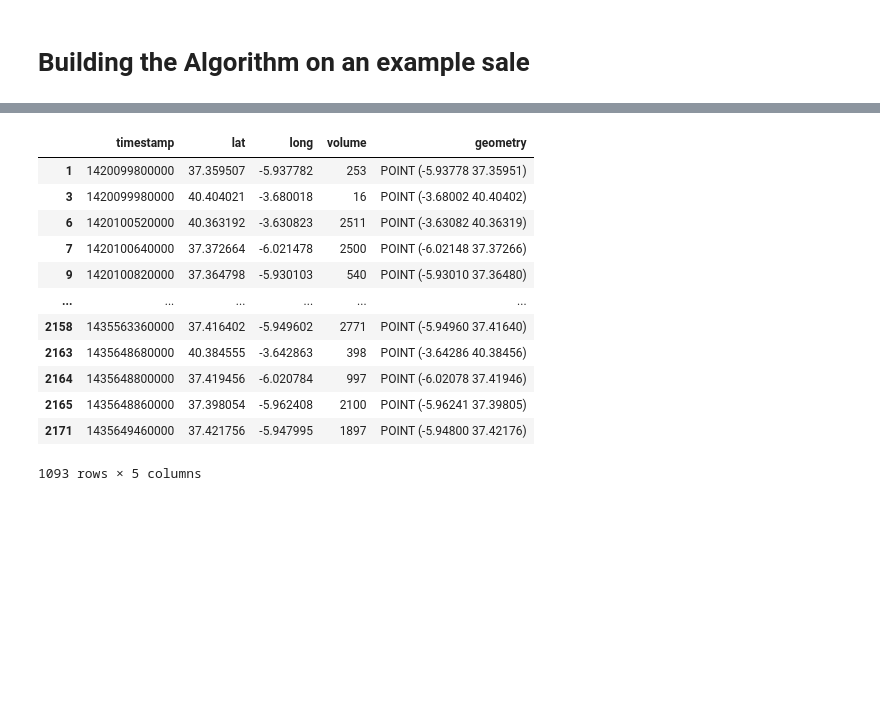
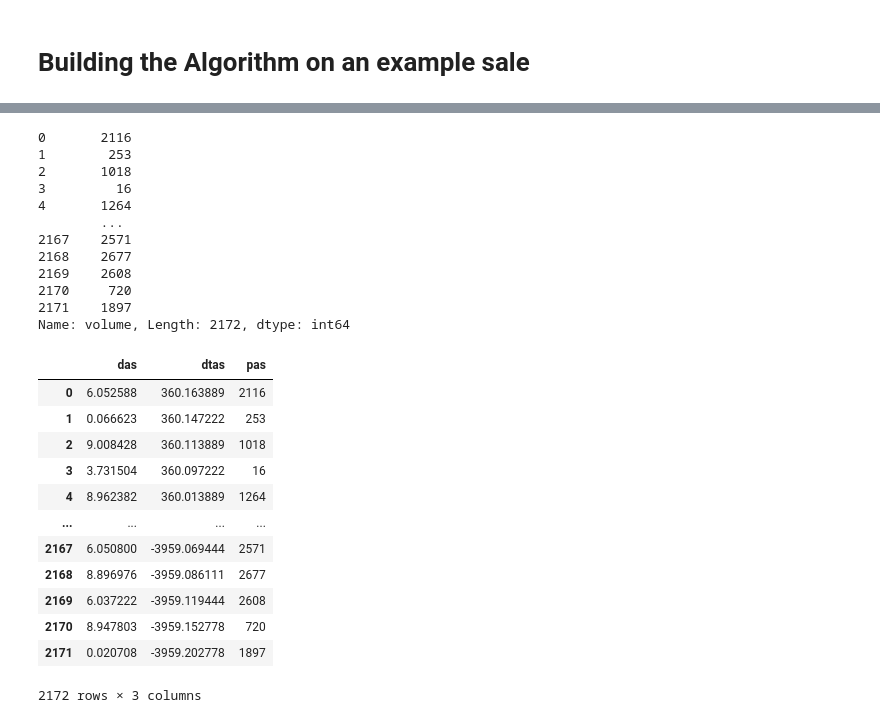
Before and after one commit to castares/effectiveness_by_campaign, a Jupyter notebook: data_exploration.ipynb, the cells around one changed output, grey strips where cells are left out. Drawn from its saved outputs; the diff is of its cells as text; code cells hidden in the pictures; blank space fills up the shorter version.

```diff
--- a/data_exploration.ipynb
+++ b/data_exploration.ipynb
@@ -79,4 +71,4 @@ sales_restaurants_by_id
 # %% [markdown]
 # Building the Algorithm on an example sale
 # %%
-ex_sale = sales_restaurants_by_id.loc[0]
+ex_sale = sales_geo.loc[100000].copy()
@@ -98,16 +110,37 @@ dtype: int64
 # %%
-campaign_by_time_distance =  campaigns_filtered_by_time[campaigns_filtered_by_time.distance(ex_sale['geometry']) <= 5]
+pas = campaigns['volume']
+pas
 # %% [output]
-|  | timestamp | lat | long | volume | geometry |
-| 1 | 1420099800000 | 37.359507 | -5.937782 | 253 | POINT (-5.93778 37.35951) |
-| 3 | 1420099980000 | 40.404021 | -3.680018 | 16 | POINT (-3.68002 40.40402) |
-| 6 | 1420100520000 | 40.363192 | -3.630823 | 2511 | POINT (-3.63082 40.36319) |
-| 7 | 1420100640000 | 37.372664 | -6.021478 | 2500 | POINT (-6.02148 37.37266) |
-| 9 | 1420100820000 | 37.364798 | -5.930103 | 540 | POINT (-5.93010 37.36480) |
-| ... | ... | ... | ... | ... | ... |
-| 2158 | 1435563360000 | 37.416402 | -5.949602 | 2771 | POINT (-5.94960 37.41640) |
-| 2163 | 1435648680000 | 40.384555 | -3.642863 | 398 | POINT (-3.64286 40.38456) |
-| 2164 | 1435648800000 | 37.419456 | -6.020784 | 997 | POINT (-6.02078 37.41946) |
-| 2165 | 1435648860000 | 37.398054 | -5.962408 | 2100 | POINT (-5.96241 37.39805) |
-| 2171 | 1435649460000 | 37.421756 | -5.947995 | 1897 | POINT (-5.94800 37.42176) |
-1093 rows × 5 columns
+0       2116
+1        253
+2       1018
+3         16
+4       1264
+        ...
+2167    2571
+2168    2677
+2169    2608
+2170     720
+2171    1897
+Name: volume, Length: 2172, dtype: int64
+# %%
+stg_values = pd.DataFrame({
+        "das" : das,
+        "dtas": dtas,
+        "pas" : pas,
+    })
+stg_values
+# %% [output]
+|  | das | dtas | pas |
+| 0 | 6.052588 | 360.163889 | 2116 |
+| 1 | 0.066623 | 360.147222 | 253 |
+| 2 | 9.008428 | 360.113889 | 1018 |
+| 3 | 3.731504 | 360.097222 | 16 |
+| 4 | 8.962382 | 360.013889 | 1264 |
+| ... | ... | ... | ... |
+| 2167 | 6.050800 | -3959.069444 | 2571 |
+| 2168 | 8.896976 | -3959.086111 | 2677 |
+| 2169 | 6.037222 | -3959.119444 | 2608 |
+| 2170 | 8.947803 | -3959.152778 | 720 |
+| 2171 | 0.020708 | -3959.202778 | 1897 |
+2172 rows × 3 columns
```
Also changed, not shown: parts of 19 cells of this notebook.
